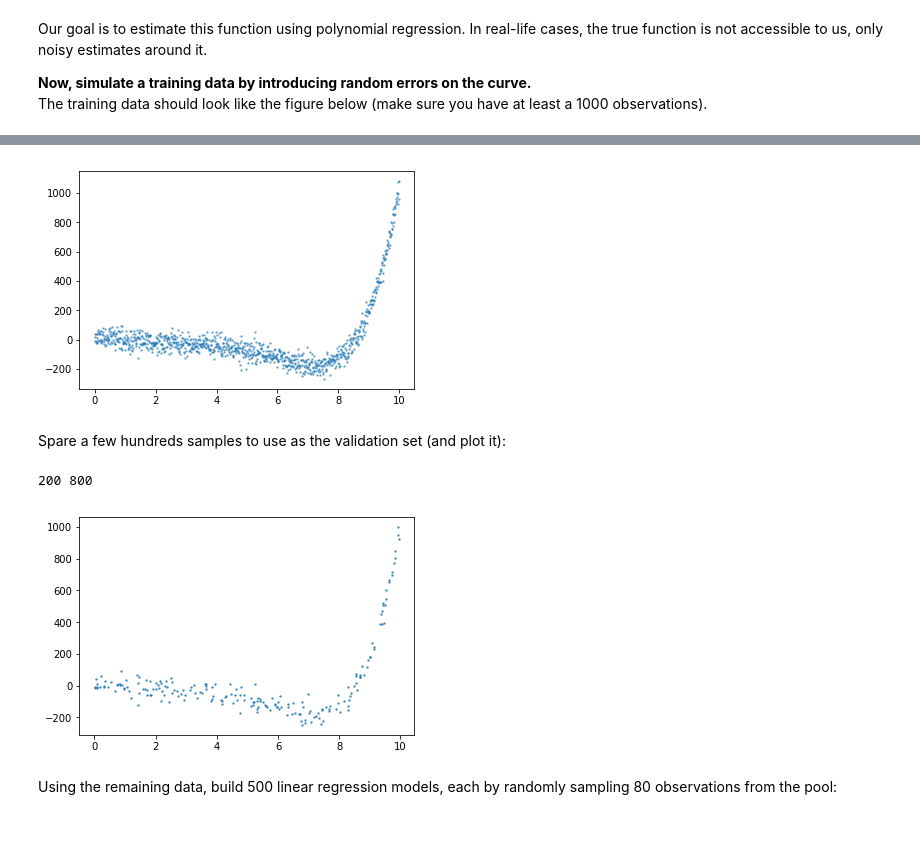
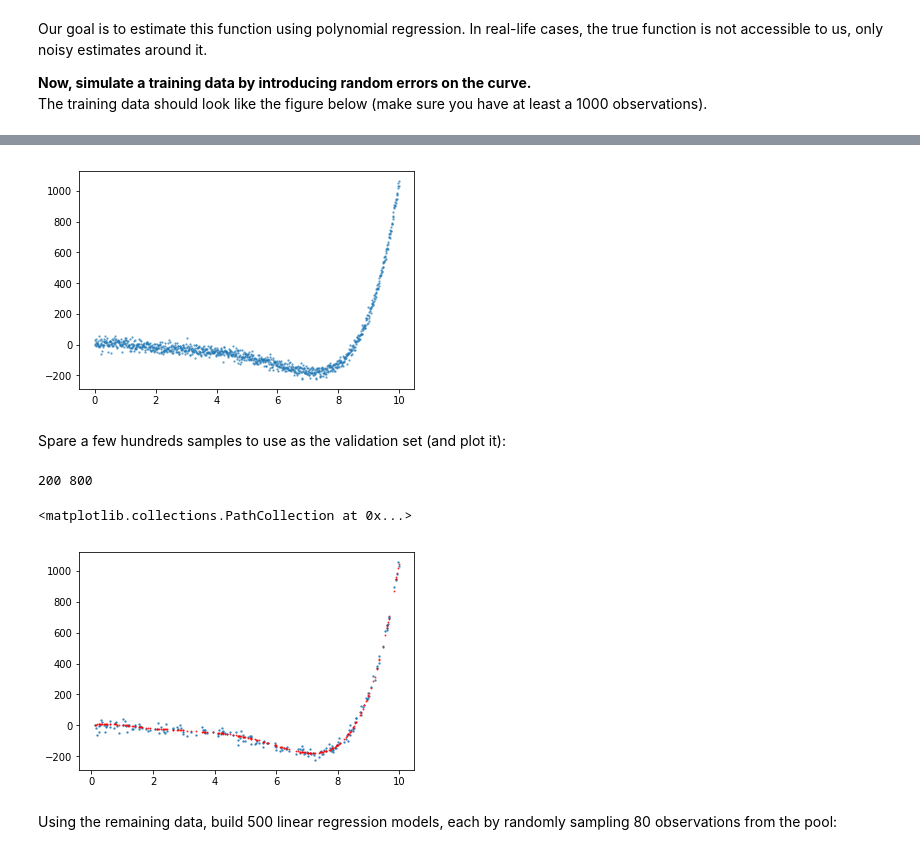
Before and after one commit to nickyeolk/aiap_projects, a Jupyter notebook: aiap-week2/Week 2 - Statistical Learning - Release.ipynb, the cells around one changed output, grey strips where cells are left out. Drawn from its saved outputs; the diff is of its cells as text; code cells hidden in the pictures.

```diff
--- a/aiap-week2/Week 2 - Statistical Learning - Release.ipynb
+++ b/aiap-week2/Week 2 - Statistical Learning - Release.ipynb
@@ -356,29 +360,33 @@ __Now, simulate a training data by introducing random errors on the curve.__<br>
 # %% [markdown]
 <img src="./training_data.png">
 # %%
-noise = np.random.normal(0,40,len(output))
+noise = np.random.normal(0,20,len(output))
 noisy = output+noise
 plt.scatter(input_x,noisy,alpha=0.5,s=2);
 # %% [output]
-[figure, old version]
+[figure, new version]
 # %% [markdown]
 Spare a few hundreds samples to use as the validation set (and plot it):
 # %%
 shuffleindex=np.arange(len(noisy))
 np.random.shuffle(shuffleindex)
 X_all = input_x[shuffleindex]
 y_all = noisy[shuffleindex]
-
+y_clean = output[shuffleindex
+                ]
 # save 200 points to be used as the validation set
 X_test = X_all[:200]
 y_test = y_all[:200]
 X_train = X_all[200:]
 y_train = y_all[200:]
+y_test_clean = y_clean[:200]
 print(len(y_test),len(y_train))
 plt.scatter(X_test,y_test,alpha=0.7,s=2);
+plt.scatter(X_test,y_test_clean,c='r',alpha=0.7,s=1)
 # %% [output]
 200 800
+<matplotlib.collections.PathCollection at 0x...>
-[figure, old version]
+[figure, new version]
 # %% [markdown]
 Using the remaining data, build 500 linear regression models, each by randomly sampling 80 observations from the pool:
 # %%
```
Also changed, not shown: parts of 32 cells of this notebook.
